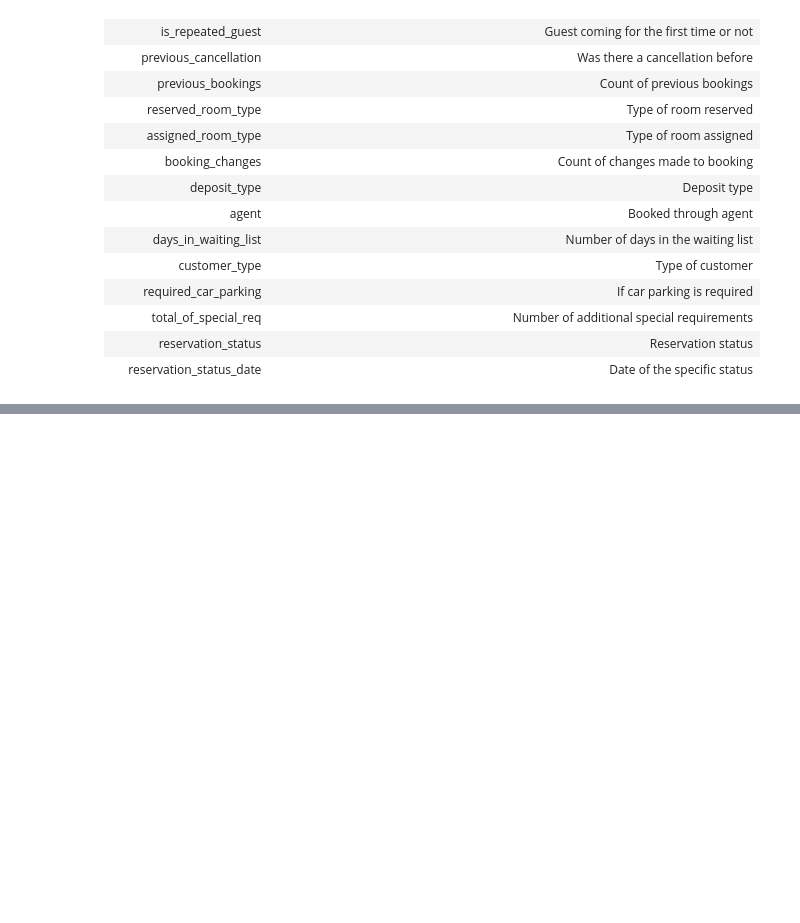
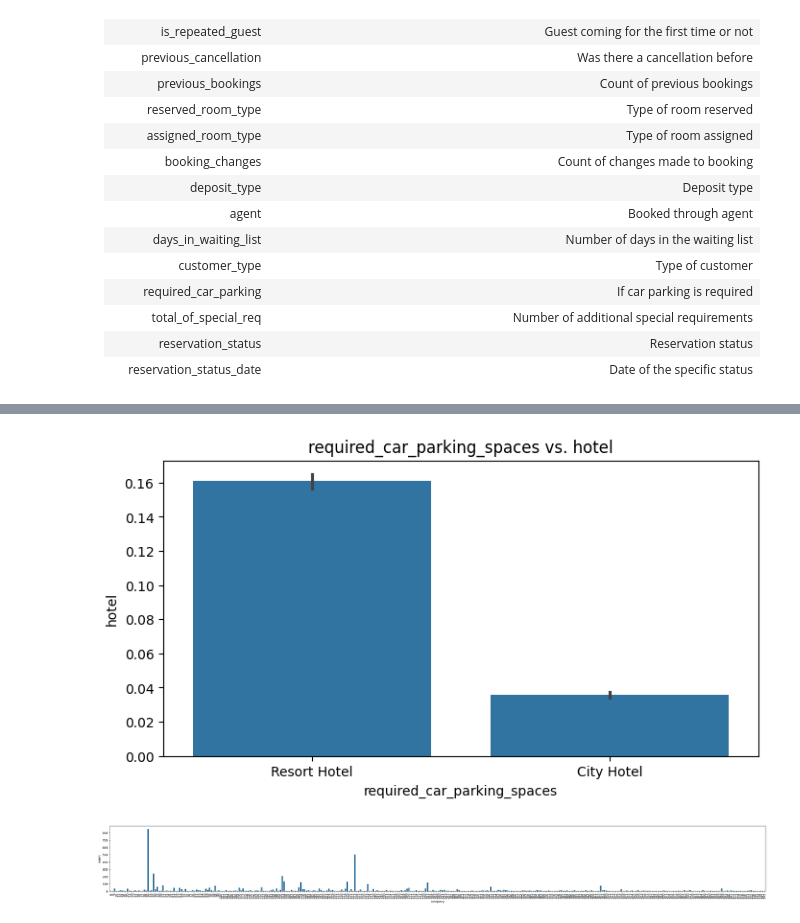
Before and after one commit to Vaishnavi-Devi-N/CapstoneProjectEDA, a Jupyter notebook: EDA_project_on_hotel_booking.ipynb, the cells around one changed output, grey strips where cells are left out. Saved outputs shown, nothing was run; the diff lists cells and outputs as text; code cells hidden in the pictures; blank space fills up the shorter version.

```diff
--- a/EDA_project_on_hotel_booking.ipynb
+++ b/EDA_project_on_hotel_booking.ipynb
@@ -172,14 +319,25 @@ data.head()
 # %%
 plt.figure(figsize=(8, 4))
-sns.barplot(x='required_car_parking_spaces', y='hotel', data=data)
+sns.barplot(x='hotel', y='required_car_parking_spaces', data=data)
 
 # Customize the plot
 plt.xlabel('required_car_parking_spaces')
 plt.ylabel('hotel')
 plt.title('required_car_parking_spaces vs. hotel')
-
+plt.xlim(-0.5, 1.5)
 # Show the plot
 plt.show()
+# %% [output]
+[figure, added]
+# %%
+# dummy_data= data[complany]
+plt.figure(figsize=(40, 4))
+
+sns.countplot(data= data[data['company'] != 0], x='company')
+plt.xticks(rotation=90)  # Rotating x-axis labels for better readability
+plt.show()
+# %% [output]
+[figure, added]
 # %%
 plt.figure(figsize=(8, 4))
 sns.barplot(x='stays_in_weekend_nights', y='hotel', data=data)
```
Also changed, not shown: parts of 29 cells of this notebook.
